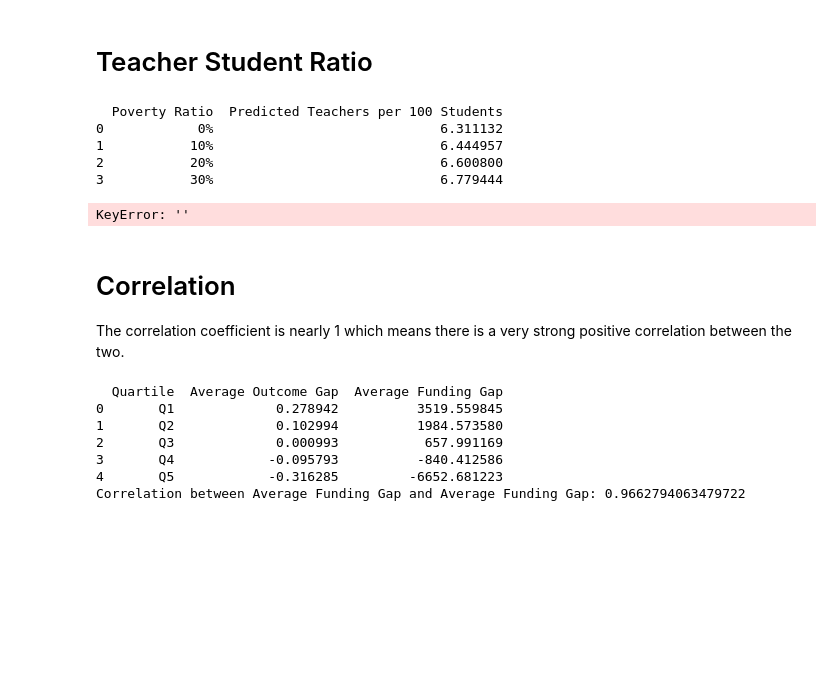
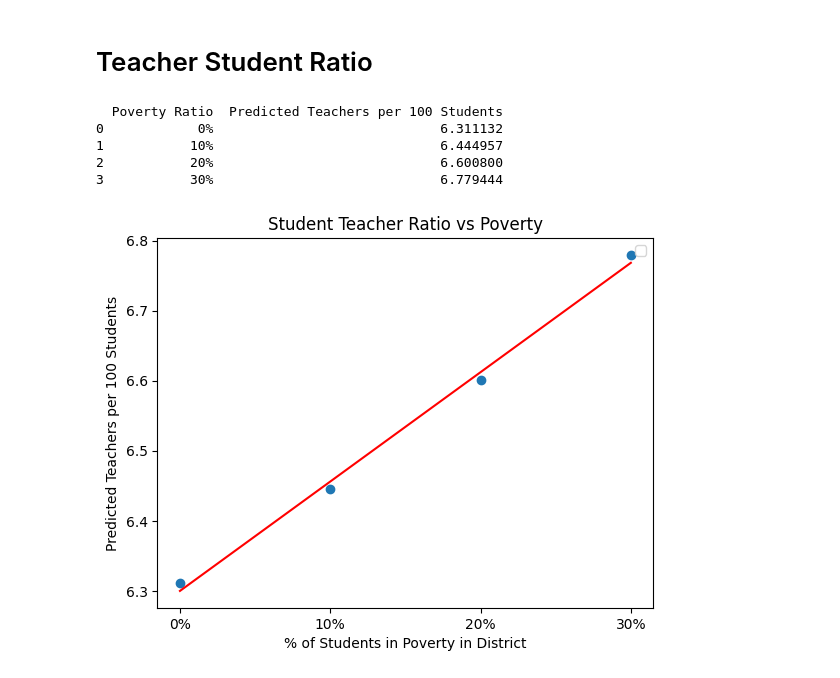
Before and after one commit to tiecia/inequality-project, a Jupyter notebook: state_indicators_analysis.ipynb, the cells around one changed output. Cells and saved outputs as stored; diff of their text form; code cells hidden in the pictures; blank space fills up the shorter version.

```diff
--- a/state_indicators_analysis.ipynb
+++ b/state_indicators_analysis.ipynb
@@ -95,57 +117,36 @@ plt.show()
 # %%
 predicted_teacher_ratio = pd.Series({
     '0%': indicatorsDf["predicted_tchph0_"].mean(),
     '10%': indicatorsDf["predicted_tchph10_"].mean(),
     '20%': indicatorsDf["predicted_tchph20_"].mean(),
     '30%': indicatorsDf["predicted_tchph30_"].mean()
 })
 
 predicted_teacher_ratio_df = predicted_teacher_ratio.reset_index()
 predicted_teacher_ratio_df.columns = ['Poverty Ratio', 'Predicted Teachers per 100 Students']
 
 print(predicted_teacher_ratio_df)
 
 # Perform linear regression
 X = np.array(predicted_teacher_ratio_df.index).reshape(-1, 1)
 y = predicted_teacher_ratio_df['Predicted Teachers per 100 Students']
 model = LinearRegression().fit(X, y)
 
 # Predict values for the line of best fit
 y_pred = model.predict(X)
 
 # Plot the data points
-plt.scatter(predicted_teacher_ratio_df['Quartile'], predicted_teacher_ratio_df['Average Funding Gap'])
-plt.plot(predicted_teacher_ratio_df['Quartile'], y_pred, color='red')
-plt.xlabel('Poverty Quartile')
-plt.ylabel('Average Funding Gap Per Person (USD)')
-plt.title('Average Funding Gap vs Poverty Quartile')
+plt.scatter(predicted_teacher_ratio_df['Poverty Ratio'], predicted_teacher_ratio_df['Predicted Teachers per 100 Students'])
+plt.plot(predicted_teacher_ratio_df['Poverty Ratio'], y_pred, color='red')
+plt.xlabel('% of Students in Poverty in District')
+plt.ylabel('Predicted Teachers per 100 Students')
+plt.title('Student Teacher Ratio vs Poverty')
 plt.legend()
 plt.show()
 # %% [output]
   Poverty Ratio  Predicted Teachers per 100 Students
 0            0%                             6.311132
 1           10%                             6.444957
 2           20%                             6.600800
 3           30%                             6.779444
-KeyError: ''
+[figure, added]
-# %% [markdown]
-# Correlation
-
-The correlation coefficient is nearly 1 which means there is a very strong positive correlation between the two.
-# %%
-# Merge the two dataframes on the Quartile column
-merged_df = pd.merge(outcome_gaps_df, funding_gaps_df, on='Quartile')
-
-print(merged_df)
-
-correlation = merged_df['Average Funding Gap'].corr(merged_df['Average Outcome Gap'])
-
-print(f'Correlation between Average Funding Gap and Average Funding Gap: {correlation}')
-# %% [output]
-  Quartile  Average Outcome Gap  Average Funding Gap
-0       Q1             0.278942          3519.559845
-1       Q2             0.102994          1984.573580
-2       Q3             0.000993           657.991169
-3       Q4            -0.095793          -840.412586
-4       Q5            -0.316285         -6652.681223
-Correlation between Average Funding Gap and Average Funding Gap: 0.9662794063479722
```
Also changed, not shown: parts of 4 cells of this notebook.
